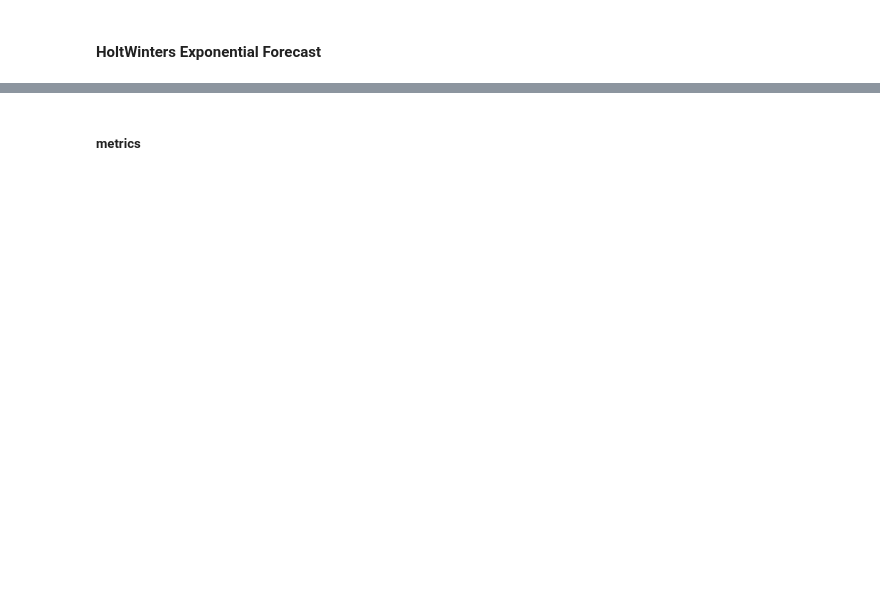
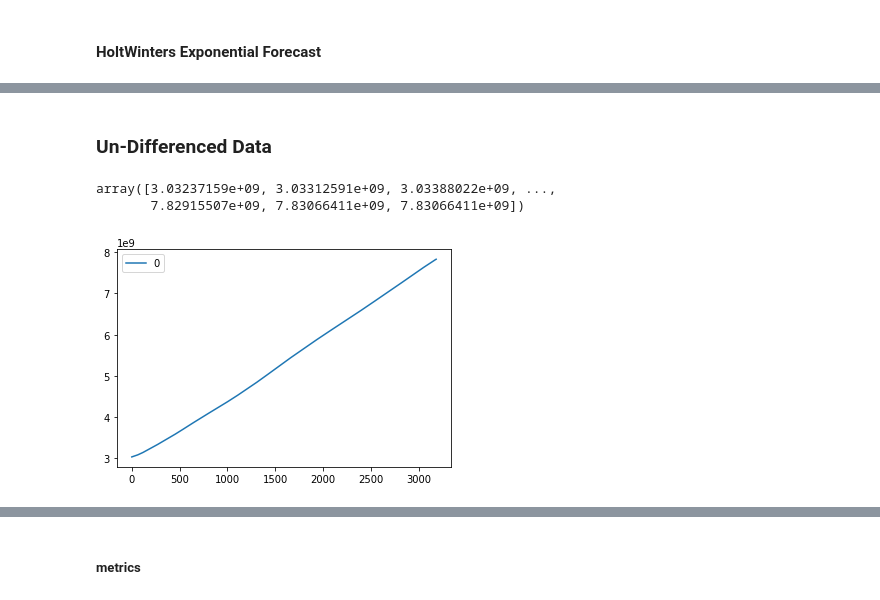
Before and after one commit to ProsperChuks/Population-Estimate-and-Projection, a Jupyter notebook: forecasts/world_pop_estimate.ipynb, the cells around one changed output, grey strips where cells are left out. Saved outputs shown, nothing was run; the diff lists cells and outputs as text; code cells hidden in the pictures; blank space fills up the shorter version.

Commit message:
un-differencing the data

```diff
--- a/forecasts/world_pop_estimate.ipynb
+++ b/forecasts/world_pop_estimate.ipynb
@@ -119,8 +141,7 @@ Critical Values:
 # %%
 df_log = np.log(world_pop)
 df_diff = df_log.diff(periods=5)
-world_pop = df_diff
-world_pop.plot()
+df_diff.plot()
 # %% [output]
 <matplotlib.axes._subplots.AxesSubplot at 0x...>
 [figure]
@@ -164,0 +199,19 @@ predict = model.forecast(1284)
+# %% [markdown]
+### Un-Differenced Data
+# %%
+def inv_diff (df_orig_column, df_diff_column, periods):
+  value = np.array(df_orig_column[:periods].tolist()+df_diff_column[periods:].tolist())
+  inv_diff_vals = diff_inv(value, periods, 1)[periods:]
+  #---------------------------------------------------------------
+  value = np.array(df_orig_column[:periods].tolist()+inv_diff_vals[periods:].tolist())
+  inv_diff_vals = diff_inv(value, periods, 1)[periods:]
+  global idv
+  idv = pd.DataFrame(inv_diff_vals)
+  idv.plot()
+  return inv_diff_vals
+
+inv_diff(world_pop.World, df_diff.World, 6000)
+# %% [output]
+array([3.03237159e+09, 3.03312591e+09, 3.03388022e+09, ...,
+       7.82915507e+09, 7.83066411e+09, 7.83066411e+09])
+[figure, added]
```
Also changed, not shown: parts of 11 cells of this notebook.
